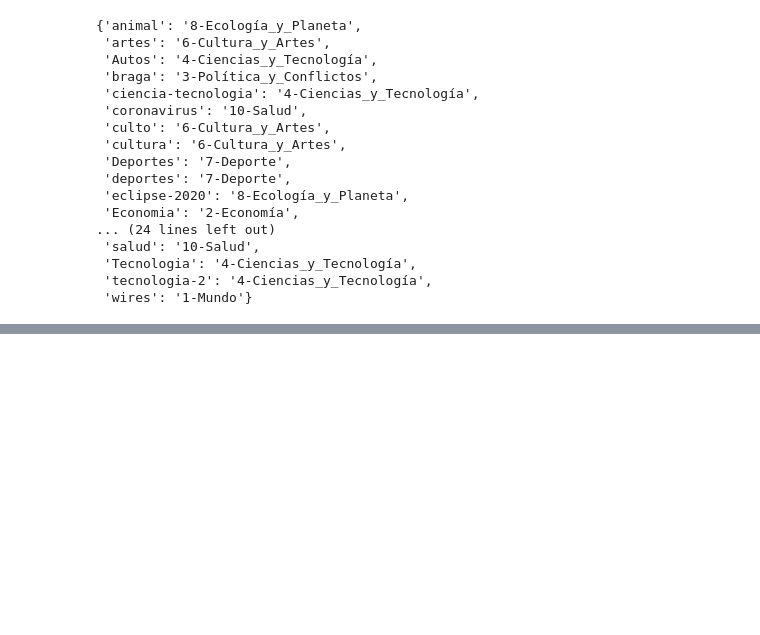
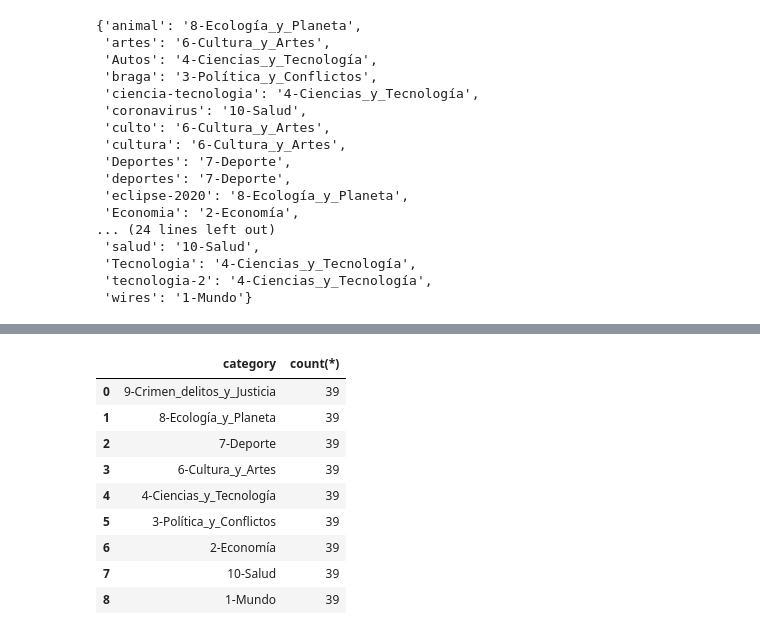
Before and after one commit to matiasbarram/INFO279-TAL-Proyecto, a Jupyter notebook: intento_01_clasificacion_noticias.ipynb, the cells around one changed output, grey strips where cells are left out. Saved outputs shown, nothing was run; the diff lists cells and outputs as text; code cells hidden in the pictures; blank space fills up the shorter version.

```diff
--- a/intento_01_clasificacion_noticias.ipynb
+++ b/intento_01_clasificacion_noticias.ipynb
@@ -163,0 +196,21 @@ text
+# %%
+train_size = 0.70
+train_idxs = final_df.groupby('category').sample(frac=train_size, random_state=2).index
+train_df = final_df.iloc[train_idxs]
+# %%
+test_idxs = pd.concat([final_df, train_df]).drop_duplicates(keep=False).index
+test_df = final_df.iloc[test_idxs]
+q="""SELECT category, count(*) FROM test_df GROUP BY category ORDER BY count(*) DESC;"""
+result=sqldf(q)
+result
+# %% [output]
+|  | category | count(*) |
+| 0 | 9-Crimen_delitos_y_Justicia | 39 |
+| 1 | 8-Ecología_y_Planeta | 39 |
+| 2 | 7-Deporte | 39 |
+| 3 | 6-Cultura_y_Artes | 39 |
+| 4 | 4-Ciencias_y_Tecnología | 39 |
+| 5 | 3-Política_y_Conflictos | 39 |
+| 6 | 2-Economía | 39 |
+| 7 | 10-Salud | 39 |
+| 8 | 1-Mundo | 39 |
```
Also changed, not shown: parts of 23 cells of this notebook.
